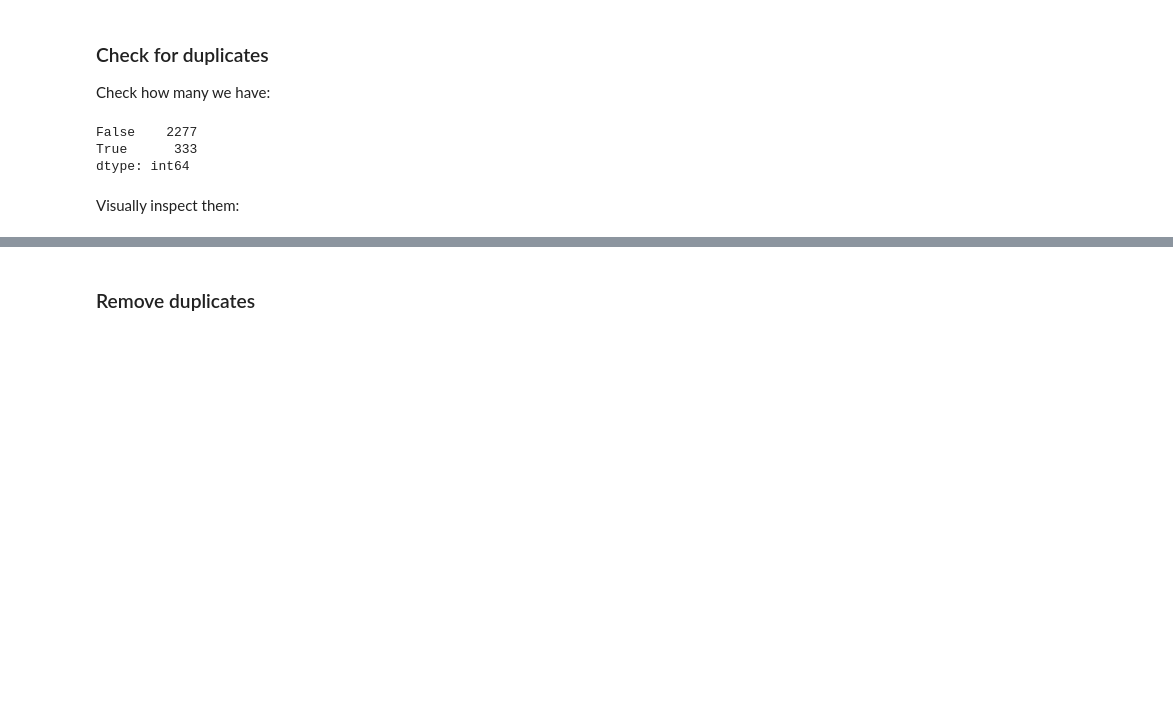
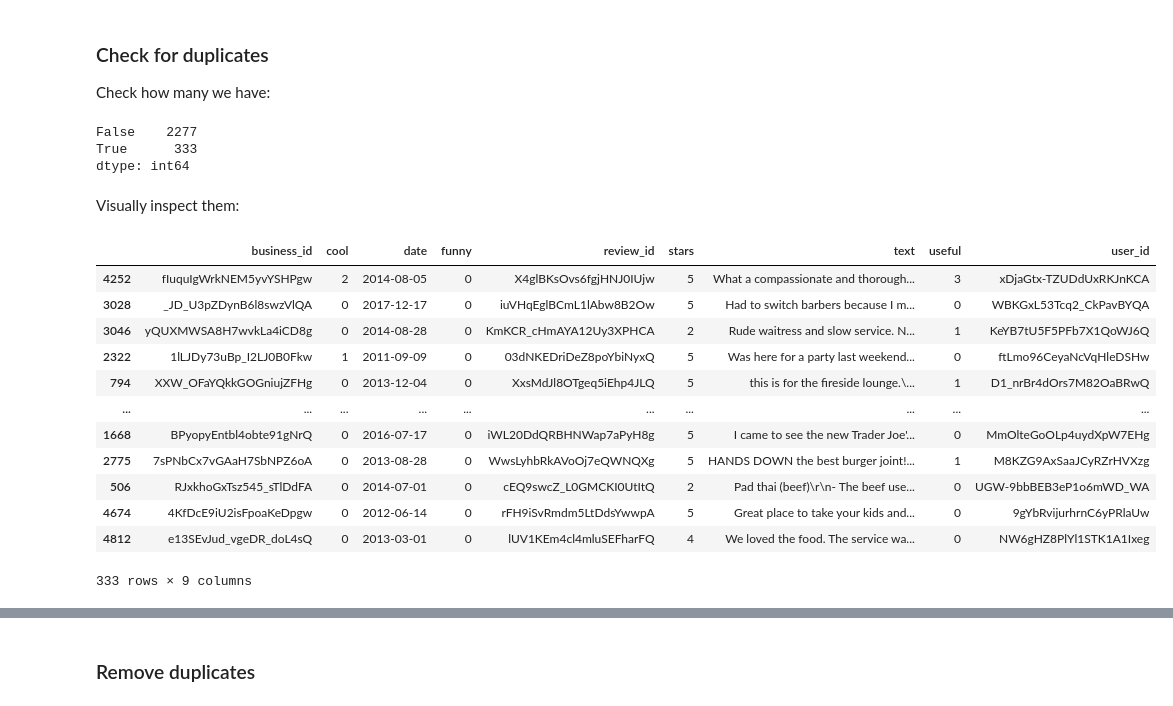
Before and after one commit to MisigoB/dsc-introduction-pandas-etl, a Jupyter notebook: index.ipynb, the cells around one changed output, grey strips where cells are left out. Saved outputs shown, nothing was run; the diff lists cells and outputs as text; code cells hidden in the pictures; blank space fills up the shorter version.

```diff
--- a/index.ipynb
+++ b/index.ipynb
@@ -69,5 +157,21 @@ True      333
 dtype: int64
 # %% [markdown]
 Visually inspect them:
+# %%
+df[df.duplicated()]
+# %% [output]
+|  | business_id | cool | date | funny | review_id | stars | text | useful | user_id |
+| 4252 | fIuquIgWrkNEM5yvYSHPgw | 2 | 2014-08-05 | 0 | X4glBKsOvs6fgjHNJ0IUjw | 5 | What a compassionate and thorough... | 3 | xDjaGtx-TZUDdUxRKJnKCA |
+| 3028 | _JD_U3pZDynB6l8swzVlQA | 0 | 2017-12-17 | 0 | iuVHqEglBCmL1lAbw8B2Ow | 5 | Had to switch barbers because I m... | 0 | WBKGxL53Tcq2_CkPavBYQA |
+| 3046 | yQUXMWSA8H7wvkLa4iCD8g | 0 | 2014-08-28 | 0 | KmKCR_cHmAYA12Uy3XPHCA | 2 | Rude waitress and slow service. N... | 1 | KeYB7tU5F5PFb7X1QoWJ6Q |
+| 2322 | 1lLJDy73uBp_I2LJ0B0Fkw | 1 | 2011-09-09 | 0 | 03dNKEDriDeZ8poYbiNyxQ | 5 | Was here for a party last weekend... | 0 | ftLmo96CeyaNcVqHleDSHw |
+| 794 | XXW_OFaYQkkGOGniujZFHg | 0 | 2013-12-04 | 0 | XxsMdJl8OTgeq5iEhp4JLQ | 5 | this is for the fireside lounge.\... | 1 | D1_nrBr4dOrs7M82OaBRwQ |
+| ... | ... | ... | ... | ... | ... | ... | ... | ... | ... |
+| 1668 | BPyopyEntbl4obte91gNrQ | 0 | 2016-07-17 | 0 | iWL20DdQRBHNWap7aPyH8g | 5 | I came to see the new Trader Joe'... | 0 | MmOlteGoOLp4uydXpW7EHg |
+| 2775 | 7sPNbCx7vGAaH7SbNPZ6oA | 0 | 2013-08-28 | 0 | WwsLyhbRkAVoOj7eQWNQXg | 5 | HANDS DOWN the best burger joint!... | 1 | M8KZG9AxSaaJCyRZrHVXzg |
+| 506 | RJxkhoGxTsz545_sTlDdFA | 0 | 2014-07-01 | 0 | cEQ9swcZ_L0GMCKI0UtItQ | 2 | Pad thai (beef)\r\n- The beef use... | 0 | UGW-9bbBEB3eP1o6mWD_WA |
+| 4674 | 4KfDcE9iU2isFpoaKeDpgw | 0 | 2012-06-14 | 0 | rFH9iSvRmdm5LtDdsYwwpA | 5 | Great place to take your kids and... | 0 | 9gYbRvijurhrnC6yPRlaUw |
+| 4812 | e13SEvJud_vgeDR_doL4sQ | 0 | 2013-03-01 | 0 | lUV1KEm4cl4mluSEFharFQ | 4 | We loved the food. The service wa... | 0 | NW6gHZ8PlYl1STK1A1Ixeg |
+333 rows × 9 columns
 # %%
 # Use keep=False to keep all duplicates and sort_values to put duplicates next to each other
```
Also changed, not shown: parts of 16 cells of this notebook.
